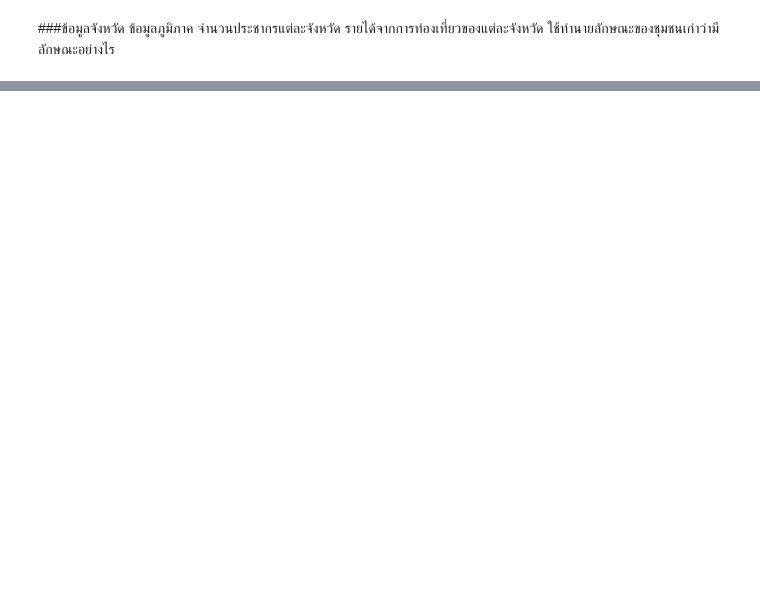
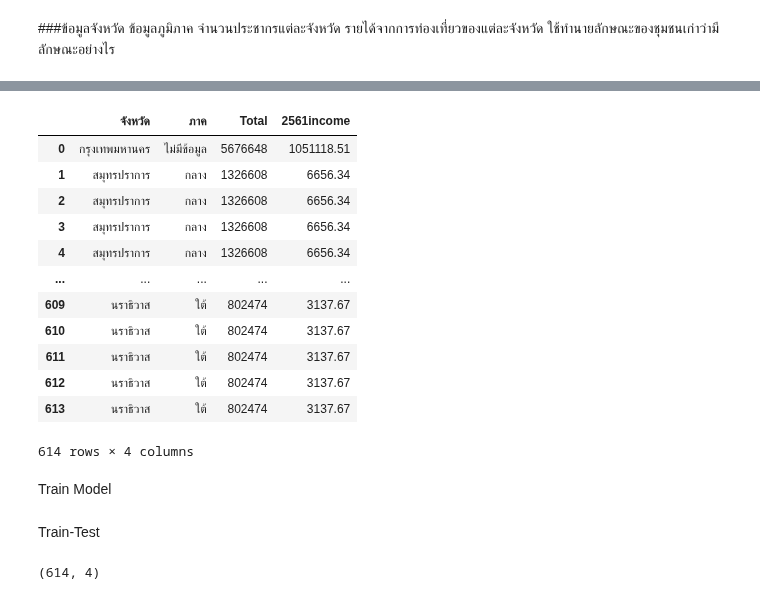
Before and after one commit to nichakornchaisuwan/DWDM21, a Jupyter notebook: ProjectFinal.ipynb, the cells around one changed output, grey strips where cells are left out. Cells and saved outputs as stored; diff of their text form; code cells hidden in the pictures; blank space fills up the shorter version.

```diff
--- a/ProjectFinal.ipynb
+++ b/ProjectFinal.ipynb
@@ -468,0 +541,22 @@ frequentItemsets
+# %%
+#กำหนด X และ y เพื่อทำ decision tree
+X = data_cut[['จังหวัด','ภาค','Total','2561income']]
+y = data_cut['ลักษณะชุมชน']
+# %%
+X
+# %% [output]
+|  | จังหวัด | ภาค | Total | 2561income |
+| 0 | กรุงเทพมหานคร | ไม่มีข้อมูล | 5676648 | 1051118.51 |
+| 1 | สมุทรปราการ | กลาง | 1326608 | 6656.34 |
+| 2 | สมุทรปราการ | กลาง | 1326608 | 6656.34 |
+| 3 | สมุทรปราการ | กลาง | 1326608 | 6656.34 |
+| 4 | สมุทรปราการ | กลาง | 1326608 | 6656.34 |
+| ... | ... | ... | ... | ... |
+| 609 | นราธิวาส | ใต้ | 802474 | 3137.67 |
+| 610 | นราธิวาส | ใต้ | 802474 | 3137.67 |
+| 611 | นราธิวาส | ใต้ | 802474 | 3137.67 |
+| 612 | นราธิวาส | ใต้ | 802474 | 3137.67 |
+| 613 | นราธิวาส | ใต้ | 802474 | 3137.67 |
+614 rows × 4 columns
+# %% [markdown]
+Train Model
@@ -468,0 +565,2 @@ frequentItemsets
+# %% [markdown]
+Train-Test
@@ -468,0 +570,4 @@ frequentItemsets
+# %%
+X.shape
+# %% [output]
+(614, 4)
```
Also changed, not shown: parts of 21 cells of this notebook.
